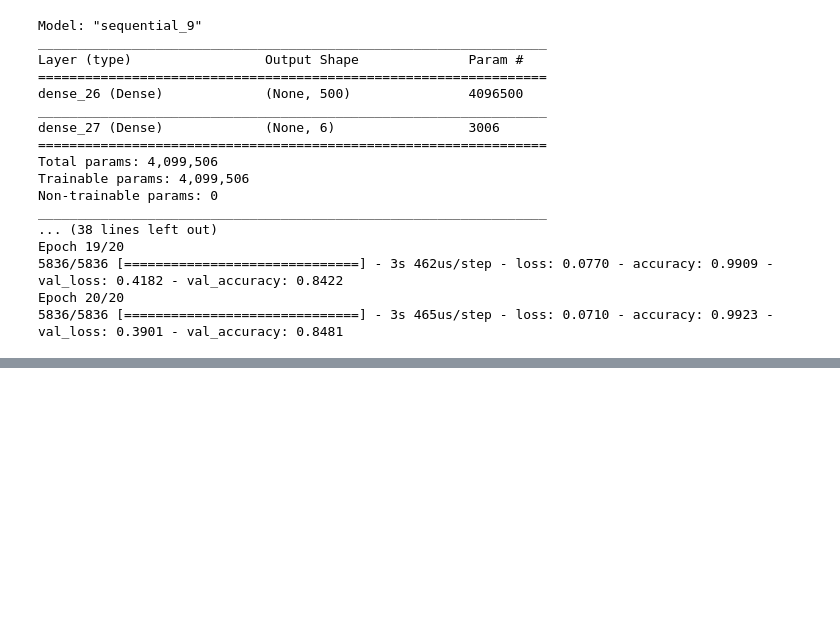
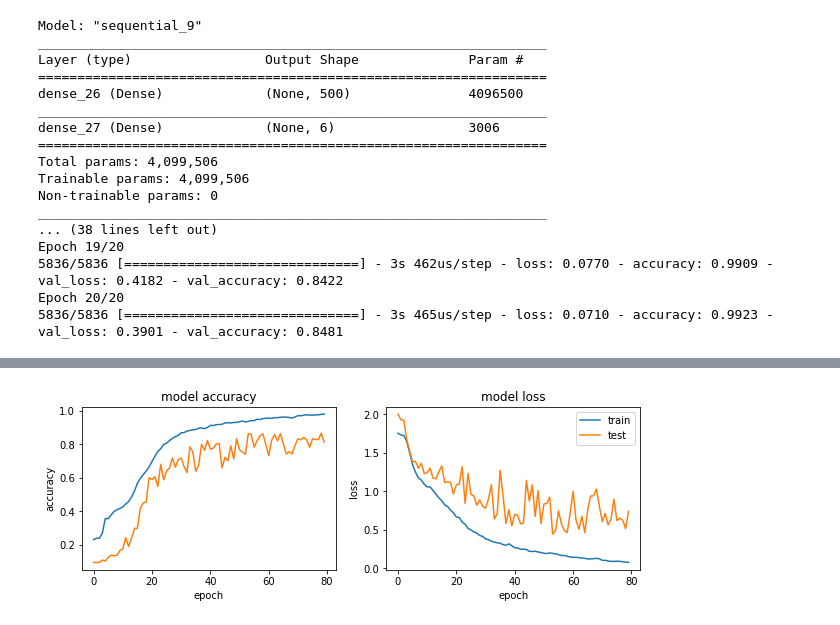
Before and after one commit to jdlozanom/deep-learning-experiments, a Jupyter notebook: Voice_recognition.ipynb, the cells around one changed output, grey strips where cells are left out. Saved outputs shown, nothing was run; the diff lists cells and outputs as text; code cells hidden in the pictures; blank space fills up the shorter version.

```diff
--- a/Voice_recognition.ipynb
+++ b/Voice_recognition.ipynb
@@ -244,6 +242,27 @@ accuracy_score(y_test, y_pred)
 0.7734806629834254
 # %% [markdown]
 # Keras
+# %%
+def plot_history(history):
+  fig = plt.figure(figsize=(10,3))
+  ax1 = fig.add_subplot(121)
+  ax2 = fig.add_subplot(122)
+
+  ax1.plot(history.history['accuracy'])
+  ax1.plot(history.history['val_accuracy'])
+  ax1.title.set_text('model accuracy')
+  ax1.set_ylabel('accuracy')
+  ax1.set_xlabel('epoch')
+
+  ax2.plot(history.history['loss'])
+  ax2.plot(history.history['val_loss'])
+  ax2.title.set_text('model loss')
+  ax2.set_ylabel('loss')
+  ax2.set_xlabel('epoch')
+
+
+  plt.legend(['train', 'test'])
+  plt.show()
 # %%
 y_train = keras.utils.to_categorical(y_train, 6)
 y_test = keras.utils.to_categorical(y_test, 6)
@@ -415,0 +429,16 @@ Epoch 20/20
+# %%
+from keras.layers import Conv2D, MaxPool2D
+model = Sequential()
+model.add(Conv2D(16, (3,3), input_shape=(128,64,1),activation='relu'))
+model.add(MaxPool2D((2,2)))
+model.add(Conv2D(32, (3,3),activation='relu'))
+model.add(MaxPool2D((2,2)))
+model.add(Conv2D(64, (3,3),activation='relu'))
+model.add(Flatten())
+model.add(Dense(32, activation='relu'))
+model.add(Dense(6, activation='sigmoid'))
+
+print(model.summary())
+EPOCH = 80
+model.compile(loss='categorical_crossentropy', optimizer='adam', metrics=['accuracy'])
+history = model.fit(X_train.values.reshape(-1,128,64,1), y_train, validation_data=(X_test.values.reshape(-1,128,64,1), y_test), epochs=EPOCH, batch_size=256, verbose=1)
@@ -415,0 +463,4 @@ Epoch 20/20
+# %%
+plot_history(history)
+# %% [output]
+[figure, added]
```
Also changed, not shown: parts of 5 cells of this notebook.
